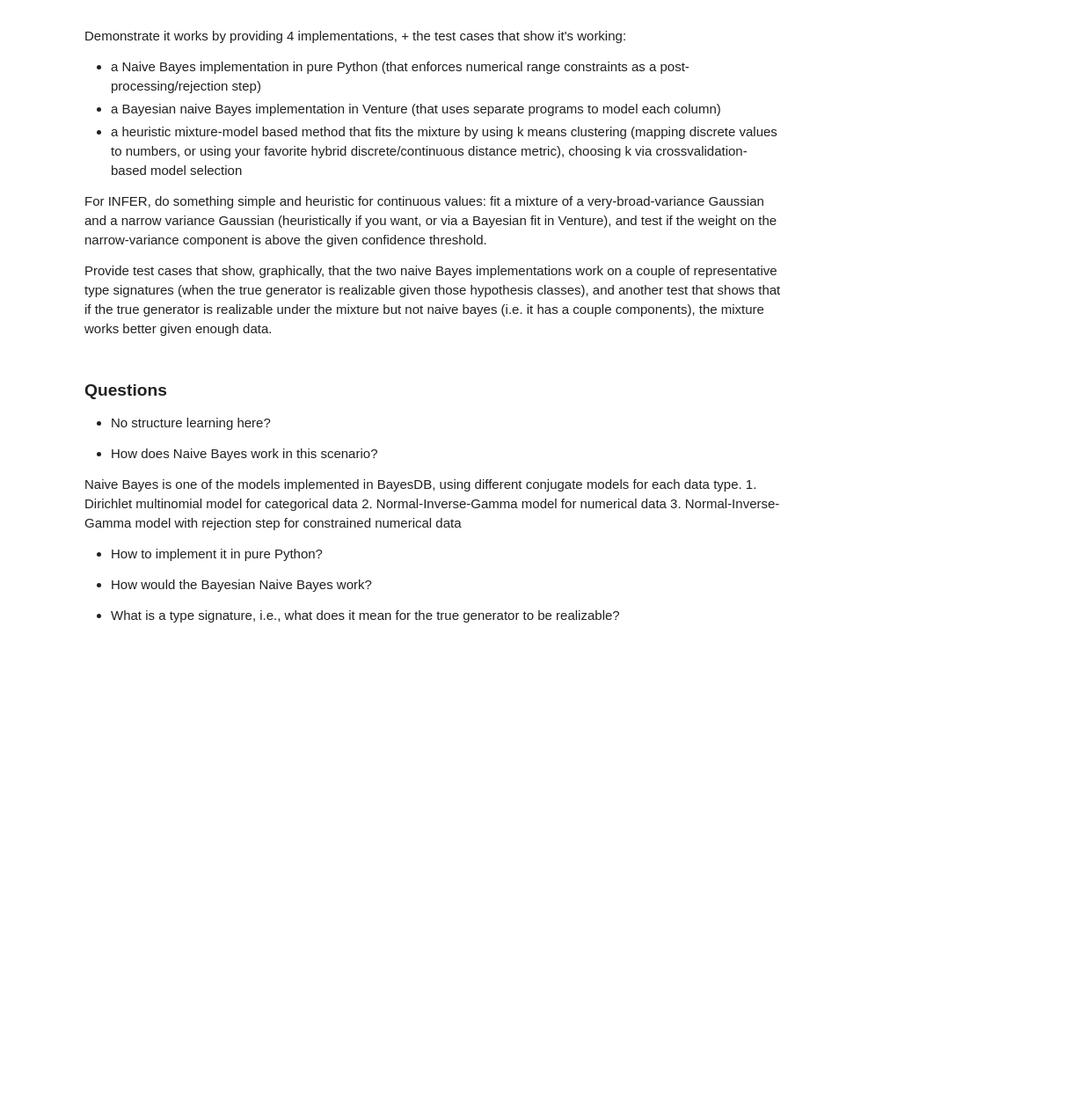
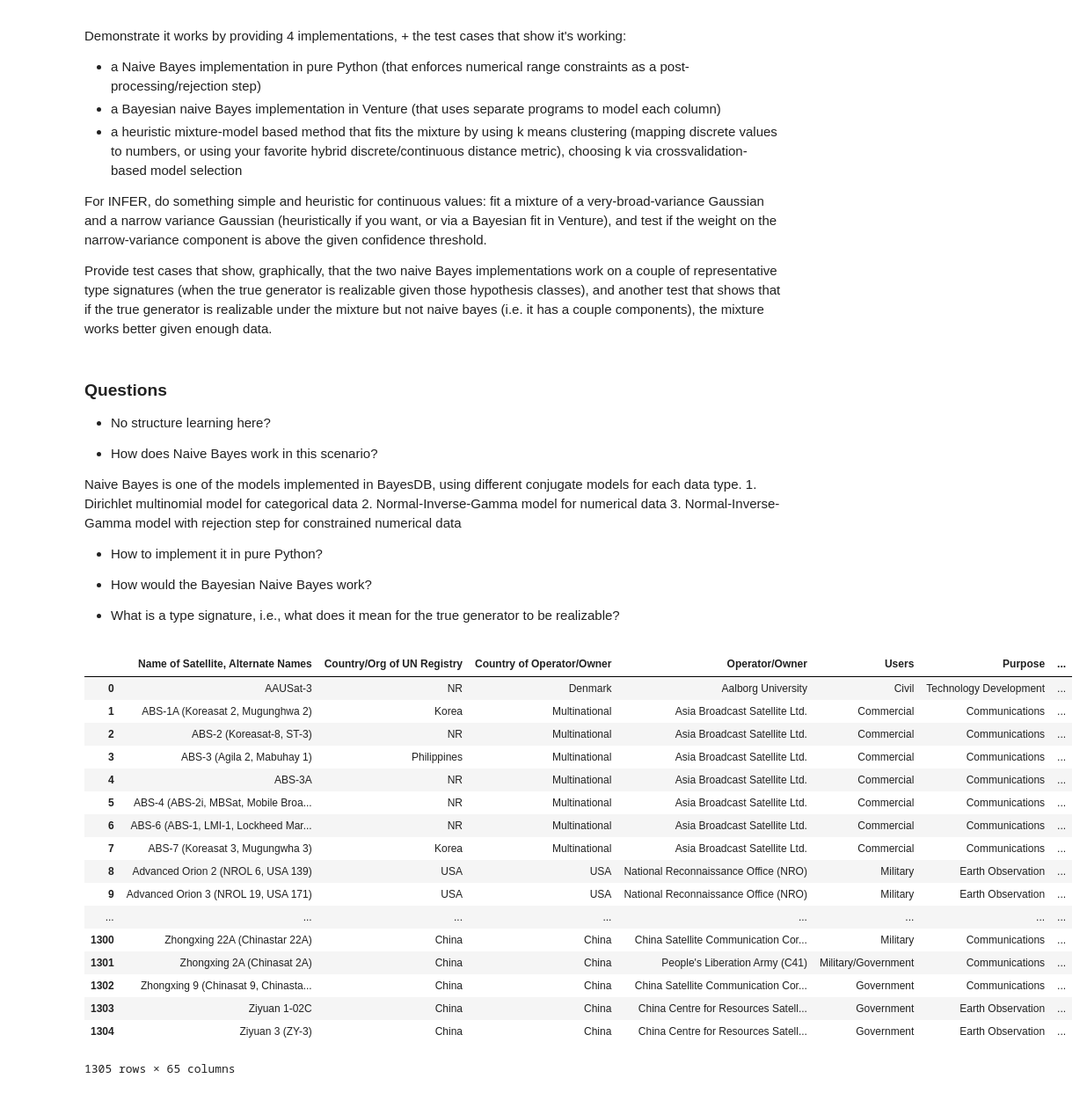
Before and after one commit to leocasarsa/Lab-Notebook, a Jupyter notebook: 1_Generator-Emulator.ipynb, the cells around one changed output. Shown: that part at 88% size. Drawn from its saved outputs; the diff is of its cells as text; code cells hidden in the pictures; blank space fills up the shorter version.

Commit message:
Table done

```diff
--- a/1_Generator-Emulator.ipynb
+++ b/1_Generator-Emulator.ipynb
@@ -32,7 +32,7 @@ Provide test cases that show, graphically, that the two naive Bayes implementati
 # %%
 from abc import ABCMeta, abstractmethod
 import pandas as pd
-from venture.shortcuts import *
+# from venture.shortcuts import *
 
 class BayesDataset(object):
     """Abstract Base Class for Simulate/Estimate/Infer functionalities"""
@@ -44,8 +44,8 @@ class BayesDataset(object):
         self.typeSpec = typeSpec
         """typeSpec is a dict mapping variable names to type specs."""
 
-        self.dataset = pd.read_csv(dataset)
-        """dataset is a table in .csv(?) format."""
+        self.dataset = pd.read_excel(dataset)
+        """dataset is a table in .xls format."""
 
     @abstractmethod
     def Simulate(self, y, queries):
@@ -71,7 +71,18 @@ class BayesDataset(object):
 class NaiveBDS(BayesDataset):
     """a Naive Bayes implementation in pure Python
     (that enforces numerical range constraints as a post-processing/rejection step"""
-    pass
+
+    def __init__ (self, dataset, typeSpec):
+        super(NaiveBDS,self).__init__(dataset,typeSpec)
+
+    def Simulate(self, y, queries):
+        pass
+
+    def Estimate(self):
+        pass
+
+    def Infer(self, sigma, estimator):
+        pass
 
 class BayesNaiveBDS(BayesDataset):
     """a Bayesian naive Bayes implementation in Venture
@@ -83,3 +94,25 @@ class MixtureBDS(BayesDataset):
     (mapping discrete values to numbers, or using your favorite hybrid discrete/continuous distance metric),
     choosing k via crossvalidation-based model selection"""
     pass
+# %%
+x = NaiveBDS('satellite.xlsx','all')
+x.dataset
+# %% [output]
+|  | Name of Satellite, Alternate Names | Country/Org of UN Registry | Country of Operator/Owner | Operator/Owner | Users | Purpose | ... |
+| 0 | AAUSat-3 | NR | Denmark | Aalborg University | Civil | Technology Development | ... |
+| 1 | ABS-1A (Koreasat 2, Mugunghwa 2) | Korea | Multinational | Asia Broadcast Satellite Ltd. | Commercial | Communications | ... |
+| 2 | ABS-2 (Koreasat-8, ST-3) | NR | Multinational | Asia Broadcast Satellite Ltd. | Commercial | Communications | ... |
+| 3 | ABS-3 (Agila 2, Mabuhay 1) | Philippines | Multinational | Asia Broadcast Satellite Ltd. | Commercial | Communications | ... |
+| 4 | ABS-3A | NR | Multinational | Asia Broadcast Satellite Ltd. | Commercial | Communications | ... |
+| 5 | ABS-4 (ABS-2i, MBSat, Mobile Broa... | NR | Multinational | Asia Broadcast Satellite Ltd. | Commercial | Communications | ... |
+| 6 | ABS-6 (ABS-1, LMI-1, Lockheed Mar... | NR | Multinational | Asia Broadcast Satellite Ltd. | Commercial | Communications | ... |
+| 7 | ABS-7 (Koreasat 3, Mugungwha 3) | Korea | Multinational | Asia Broadcast Satellite Ltd. | Commercial | Communications | ... |
+| 8 | Advanced Orion 2 (NROL 6, USA 139) | USA | USA | National Reconnaissance Office (NRO) | Military | Earth Observation | ... |
+| 9 | Advanced Orion 3 (NROL 19, USA 171) | USA | USA | National Reconnaissance Office (NRO) | Military | Earth Observation | ... |
+| ... | ... | ... | ... | ... | ... | ... | ... |
+| 1300 | Zhongxing 22A (Chinastar 22A) | China | China | China Satellite Communication Cor... | Military | Communications | ... |
+| 1301 | Zhongxing 2A (Chinasat 2A) | China | China | People's Liberation Army (C41) | Military/Government | Communications | ... |
+| 1302 | Zhongxing 9 (Chinasat 9, Chinasta... | China | China | China Satellite Communication Cor... | Government | Communications | ... |
+| 1303 | Ziyuan 1-02C | China | China | China Centre for Resources Satell... | Government | Earth Observation | ... |
+| 1304 | Ziyuan 3 (ZY-3) | China | China | China Centre for Resources Satell... | Government | Earth Observation | ... |
+1305 rows × 65 columns
```
Also changed, not shown: parts of 1 cell of this notebook, 4 other files.
